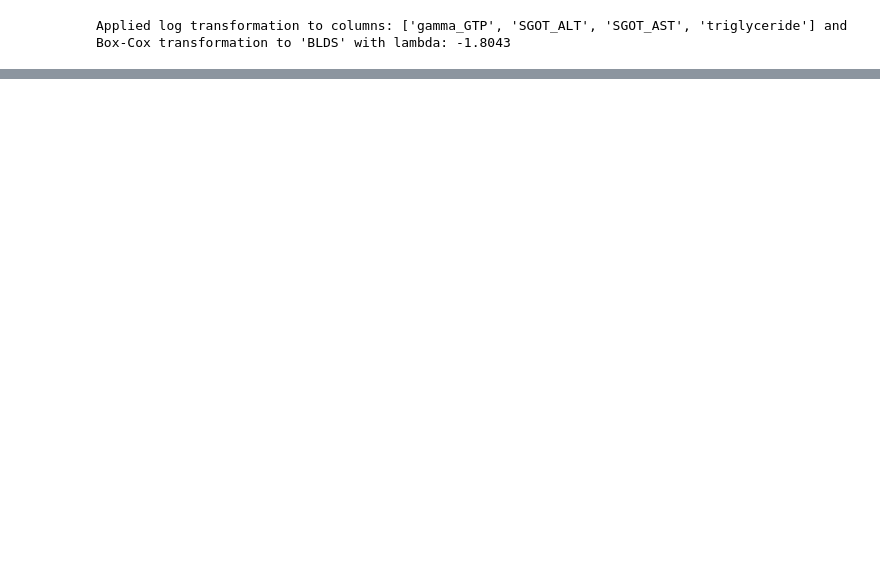
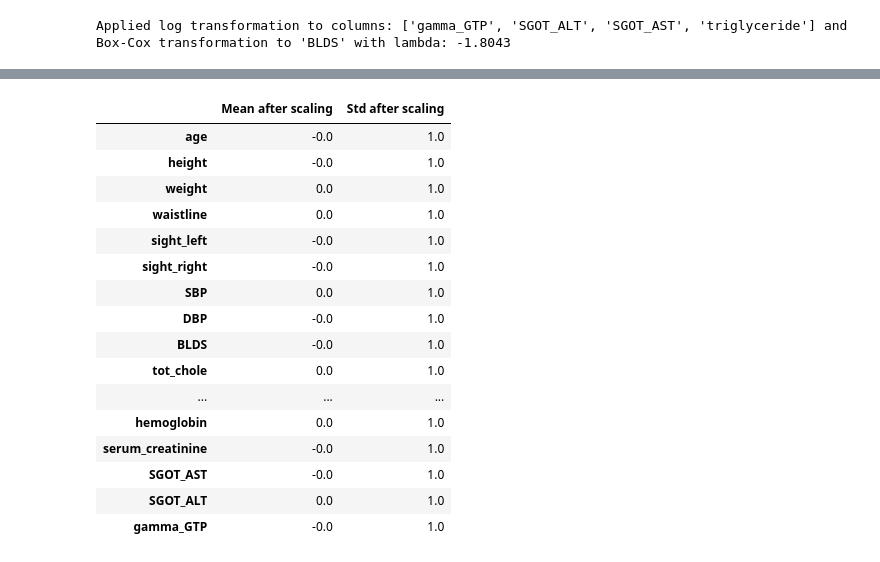
Before and after one commit to mohandtest/assignment-1-IT3212, a Jupyter notebook: src/data-driven.ipynb, the cells around one changed output, grey strips where cells are left out. Cells and saved outputs as stored; diff of their text form; code cells hidden in the pictures; blank space fills up the shorter version.

```diff
--- a/src/data-driven.ipynb
+++ b/src/data-driven.ipynb
@@ -799,0 +970,28 @@ Applied log transformation to columns: ['gamma_GTP', 'SGOT_ALT', 'SGOT_AST', 'tr
+# %%
+# Verify StandardScaler.
+# Numerical variables should have approximately mean = 0 and standard deviation = 1.
+
+scaling_check = pd.DataFrame({
+    "Mean after scaling": df_transformed[numeric_columns].mean(),
+    "Std after scaling": df_transformed[numeric_columns].std(ddof=0)
+})
+
+display(scaling_check.round(4))
+# %% [output]
+|  | Mean after scaling | Std after scaling |
+| age | -0.0 | 1.0 |
+| height | -0.0 | 1.0 |
+| weight | 0.0 | 1.0 |
+| waistline | 0.0 | 1.0 |
+| sight_left | -0.0 | 1.0 |
+| sight_right | -0.0 | 1.0 |
+| SBP | 0.0 | 1.0 |
+| DBP | -0.0 | 1.0 |
+| BLDS | -0.0 | 1.0 |
+| tot_chole | 0.0 | 1.0 |
+| ... | ... | ... |
+| hemoglobin | 0.0 | 1.0 |
+| serum_creatinine | -0.0 | 1.0 |
+| SGOT_AST | -0.0 | 1.0 |
+| SGOT_ALT | 0.0 | 1.0 |
+| gamma_GTP | -0.0 | 1.0 |
```
Also changed, not shown: parts of 13 cells of this notebook, 2 other files.
